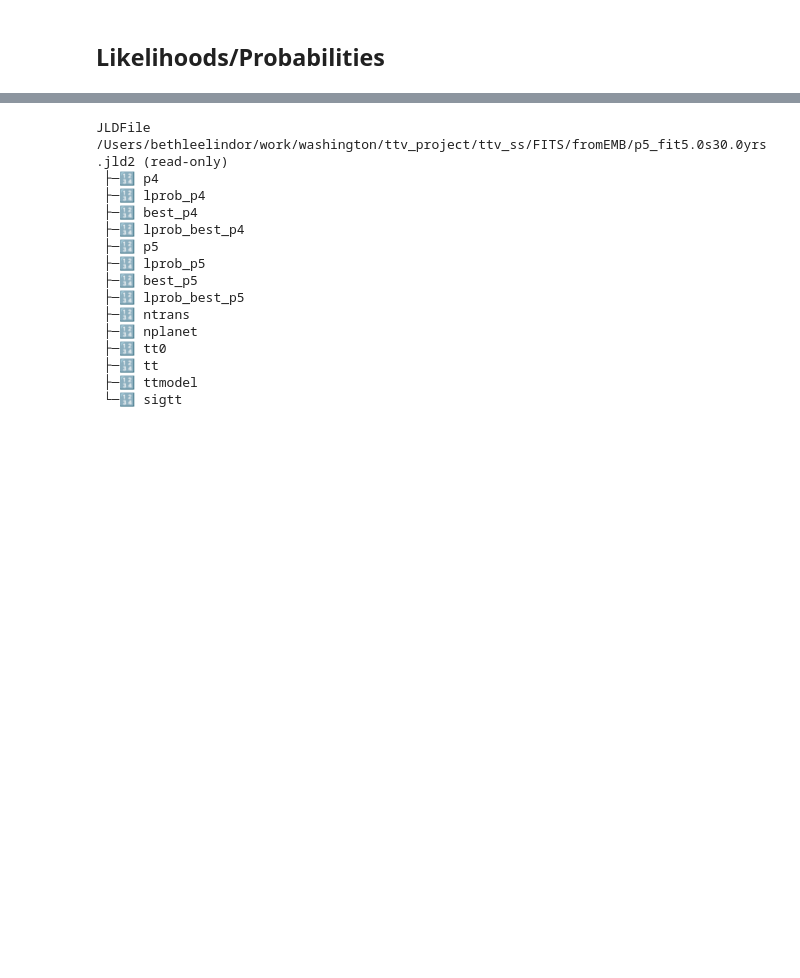
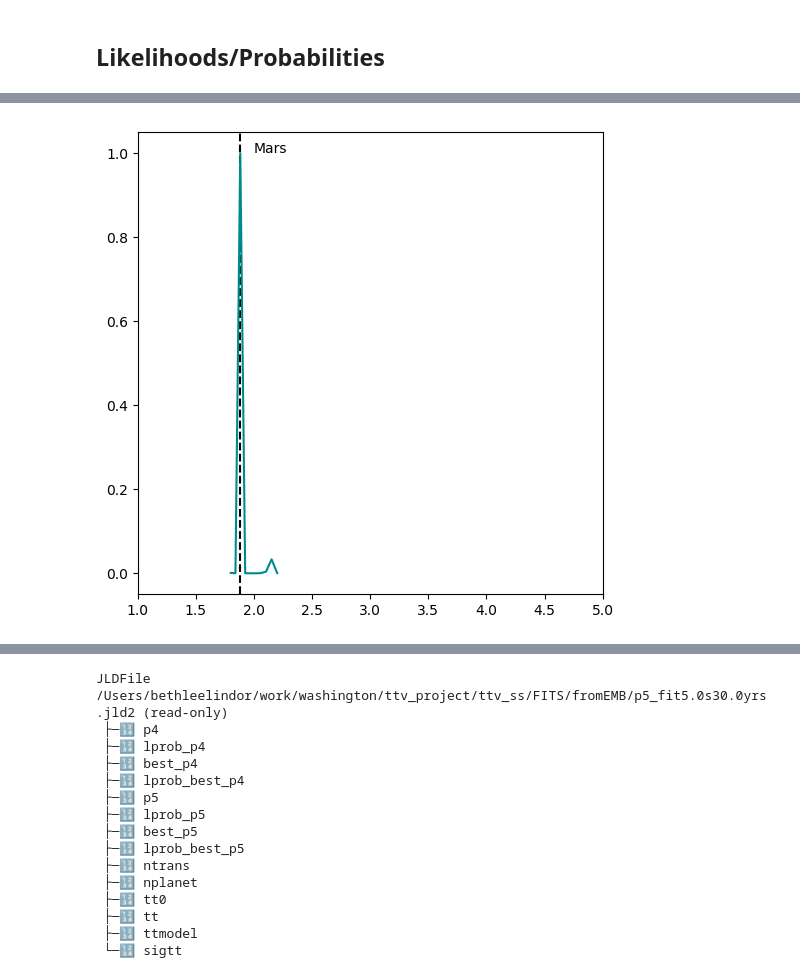
Before and after one commit to bmlindor/ttv_ss, a Jupyter notebook: plots.ipynb, the cells around one changed output, grey strips where cells are left out. Cells and saved outputs as stored; diff of their text form; code cells hidden in the pictures; blank space fills up the shorter version.

```diff
--- a/plots.ipynb
+++ b/plots.ipynb
@@ -223,0 +228,5 @@ WARNING: ignoring conflicting import of TTVFaster.ttv_nplanet into Main
+# %%
+include("plot_likelihood.jl")
+plot_prob(30,30,"EMB","p4","p4",50)
+# %% [output]
+[figure, added]
```
Also changed, not shown: parts of 15 cells of this notebook, 37 other files.
